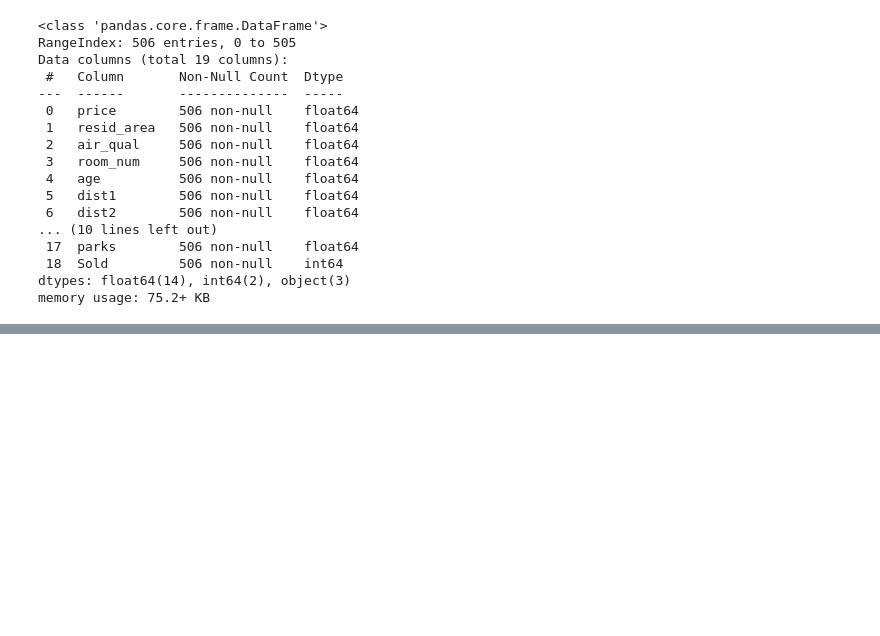
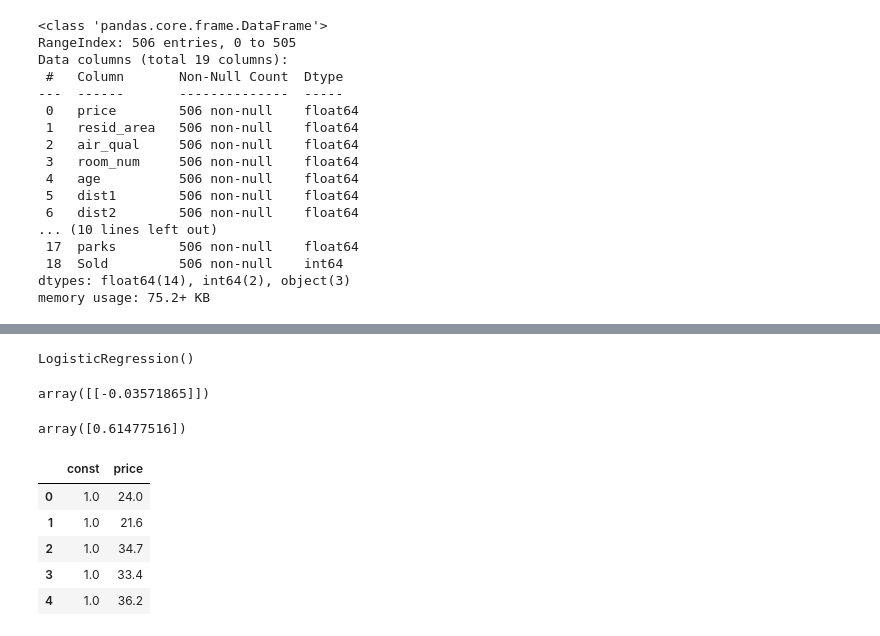
Before and after one commit to Joshi-kv/MachineLearning, a Jupyter notebook: HousePrice.ipynb, the cells around one changed output, grey strips where cells are left out. Cells and saved outputs as stored; diff of their text form; code cells hidden in the pictures; blank space fills up the shorter version.

Commit message:
logistic regression using statsmodel method

```diff
--- a/HousePrice.ipynb
+++ b/HousePrice.ipynb
@@ -252,0 +237,16 @@ array([0.61477516])
+# %%
+# fiting dependand ana independend variable to classification object
+clfs_obj.fit(ind_var,dep_var)
+# %% [output]
+LogisticRegression()
+# %%
+# finding beta one and beta zero to find probabillity
+#beta one
+clfs_obj.coef_
+# %% [output]
+array([[-0.03571865]])
+# %%
+#beta zero
+clfs_obj.intercept_
+# %% [output]
+array([0.61477516])
@@ -252,0 +256,13 @@ array([0.61477516])
+# %%
+# creating a constant variable
+
+cons_var=sn.add_constant(ind_var)
+# %%
+cons_var.head()
+# %% [output]
+|  | const | price |
+| 0 | 1.0 | 24.0 |
+| 1 | 1.0 | 21.6 |
+| 2 | 1.0 | 34.7 |
+| 3 | 1.0 | 33.4 |
+| 4 | 1.0 | 36.2 |
```
Also changed, not shown: parts of 32 cells of this notebook.
